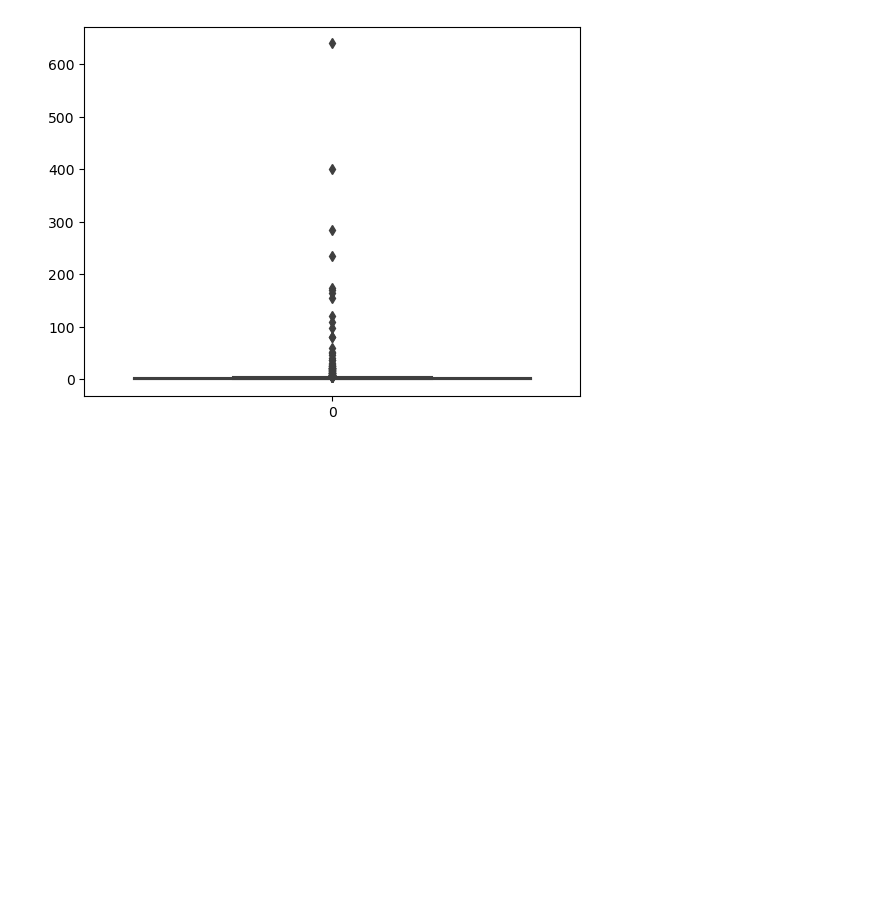
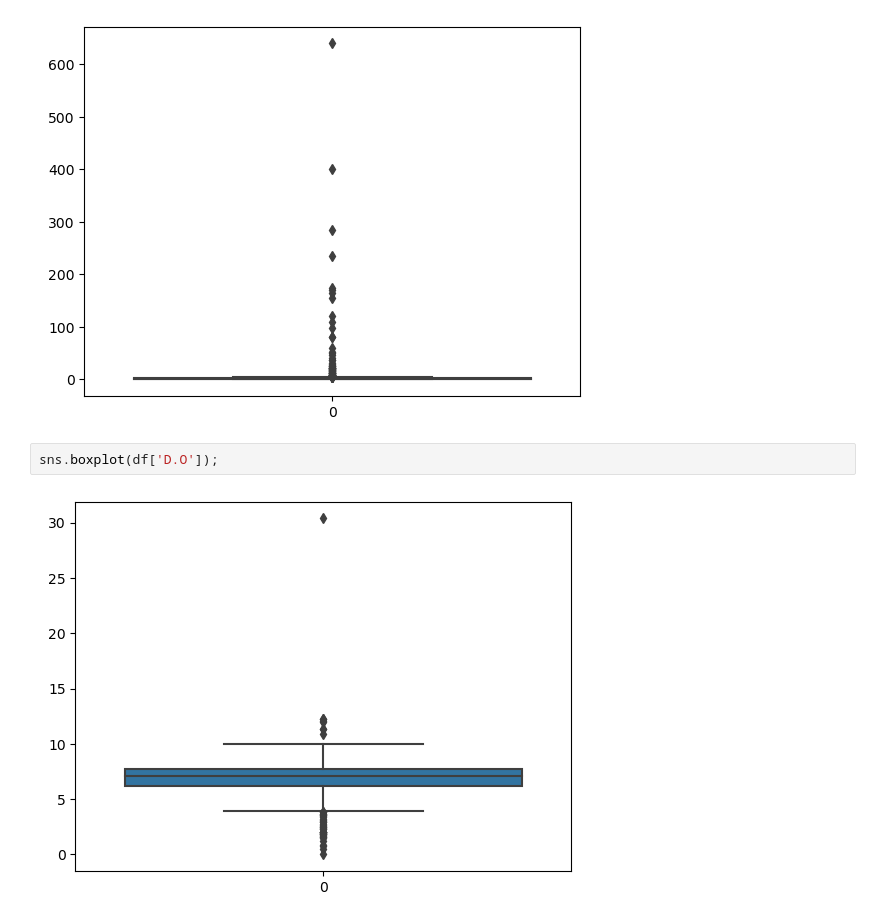
Before and after one commit to usmanadaudu/water_potability_prediction_web_app, a Jupyter notebook: notebooks/Untitled.ipynb, the cells around one changed output. Saved outputs shown, nothing was run; the diff lists cells and outputs as text; blank space fills up the shorter version.

```diff
--- a/notebooks/Untitled.ipynb
+++ b/notebooks/Untitled.ipynb
@@ -1499,3 +1499,7 @@ sns.boxplot(df['pH']);
 sns.boxplot(df['Nitrate']);
 # %% [output]
 [figure]
+# %%
+sns.boxplot(df['D.O']);
+# %% [output]
+[figure, added]
```
Also changed, not shown: parts of 152 cells of this notebook.
